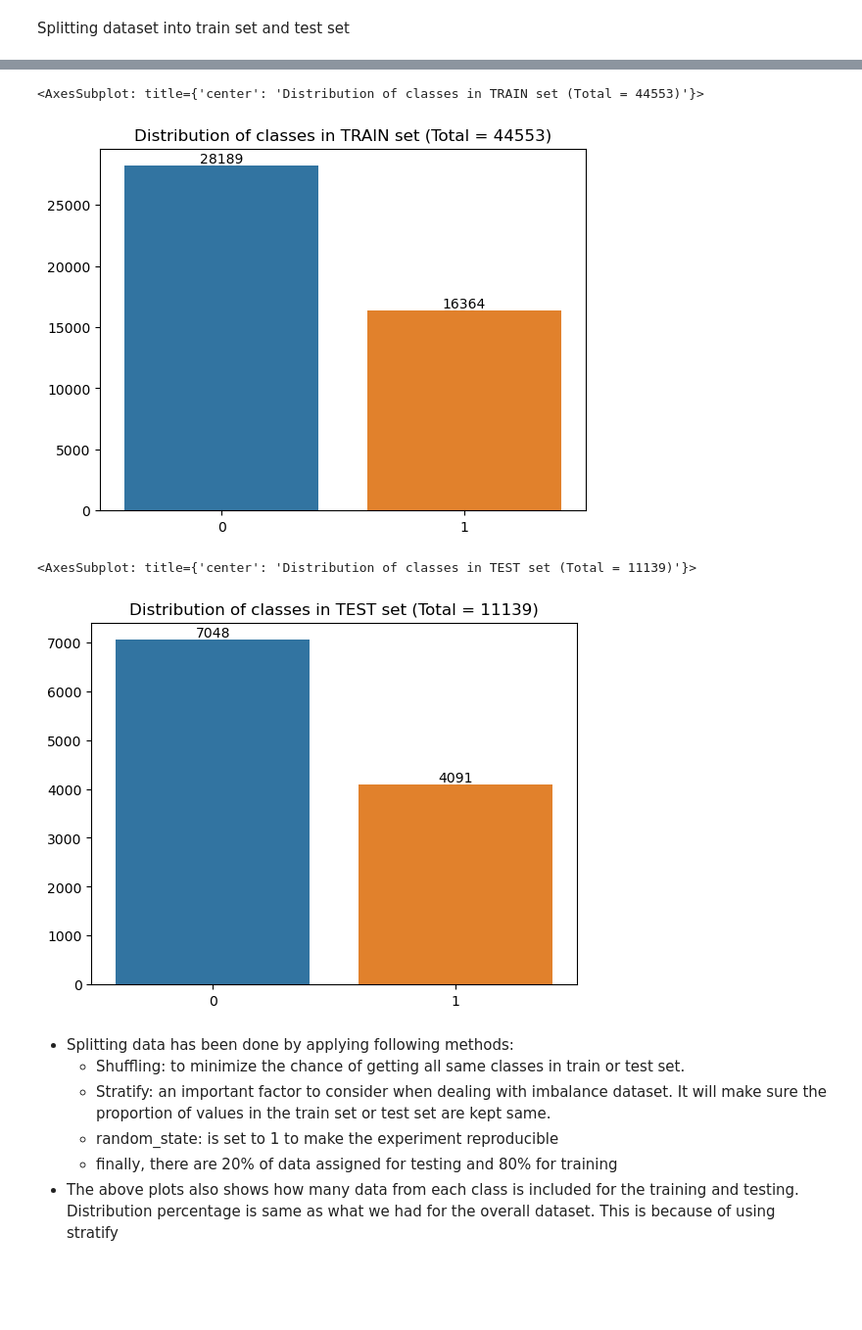
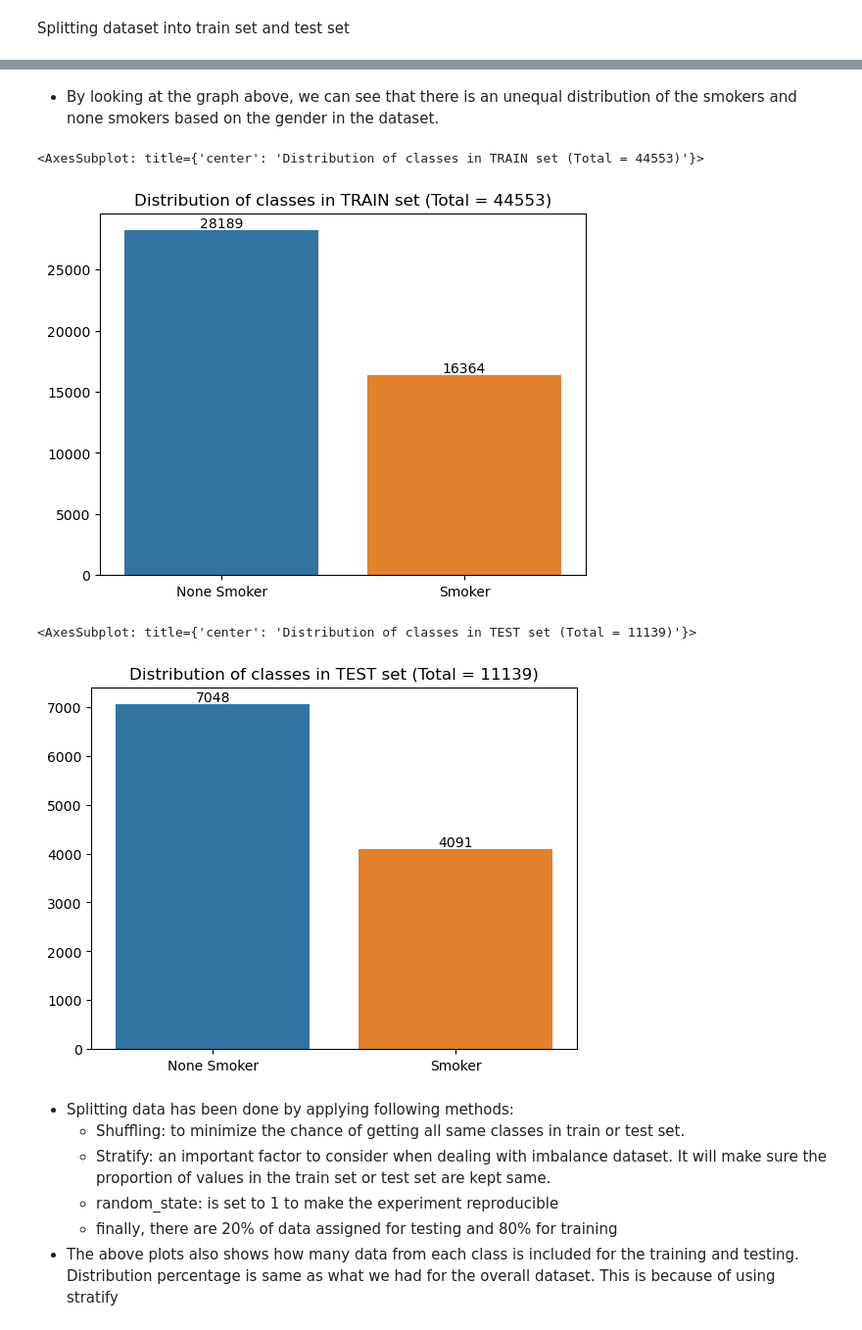
Before and after one commit to omid-taghipour/Smoker-prediction-ML, a Jupyter notebook: experiments.ipynb, the cells around one changed output, grey strips where cells are left out. Shown at 98% size. Saved outputs shown, nothing was run; the diff lists cells and outputs as text; code cells hidden in the pictures; blank space fills up the shorter version.

```diff
--- a/experiments.ipynb
+++ b/experiments.ipynb
@@ -48,12 +73,12 @@ def plot_distribution(data, title='Distribution of classes in the dataset', type
         def calculate_distr(value, data):
             return data.value_counts()[value]/(data.value_counts()[0] + data.value_counts()[1]) * 100
 
-        ax = sns.barplot(pd.DataFrame({'0': [calculate_distr(0, data)], '1': [calculate_distr(1, data)]}))
+        ax = sns.barplot(pd.DataFrame({'None Somker': [calculate_distr(0, data)], 'Smoker': [calculate_distr(1, data)]}))
         ax.bar_label(ax.containers[0], label_type='edge')
         ax.set(title=title)
 
     elif type == 'actual':
-        ax = sns.barplot(pd.DataFrame({'0': [data.value_counts()[0]], '1': [data.value_counts()[1]]}))
+        ax = sns.barplot(pd.DataFrame({'None Smoker': [data.value_counts()[0]], 'Smoker': [data.value_counts()[1]]}))
         ax.bar_label(ax.containers[0], label_type='edge')
         ax.set(title=title)
 
@@ -350,13 +383,16 @@ X_train, X_test, y_train, y_test = train_test_split(X, y, test_size=0.2, shuffle
+# %% [markdown]
+* By looking at the graph above, we can see that there is an unequal distribution of the smokers and none smokers based on the gender in the dataset.
 # %%
 plot_distribution(y_train, title=f"Distribution of classes in TRAIN set (Total = {y_train.value_counts()[0]+y_train.value_counts()[1]})", type='actual')
 # %% [output]
 <AxesSubplot: title={'center': 'Distribution of classes in TRAIN set (Total = 44553)'}>
-[figure, old version]
+[figure, new version]
 # %%
-plot_distribution(y_test, title=f"Distribution of classes in TEST set (Total = {y_test.value_counts()[0]+y_test.value_counts()[1]})", type='actual')
+plot_distribution(y_test,
+    title=f"Distribution of classes in TEST set (Total = {y_test.value_counts()[0]+y_test.value_counts()[1]})", type='actual')
 # %% [output]
 <AxesSubplot: title={'center': 'Distribution of classes in TEST set (Total = 11139)'}>
-[figure, old version]
+[figure, new version]
 # %% [markdown]
 * Splitting data has been done by applying following methods:
     - Shuffling: to minimize the chance of getting all same classes in train or test set.
```
Also changed, not shown: parts of 74 cells of this notebook.
